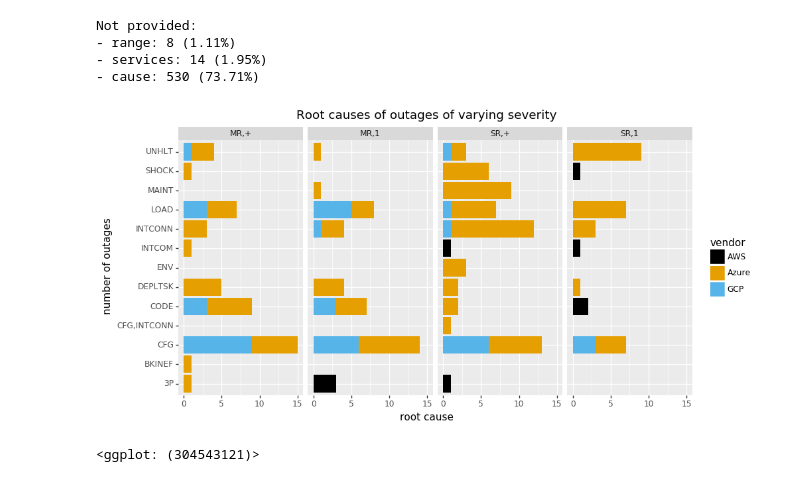
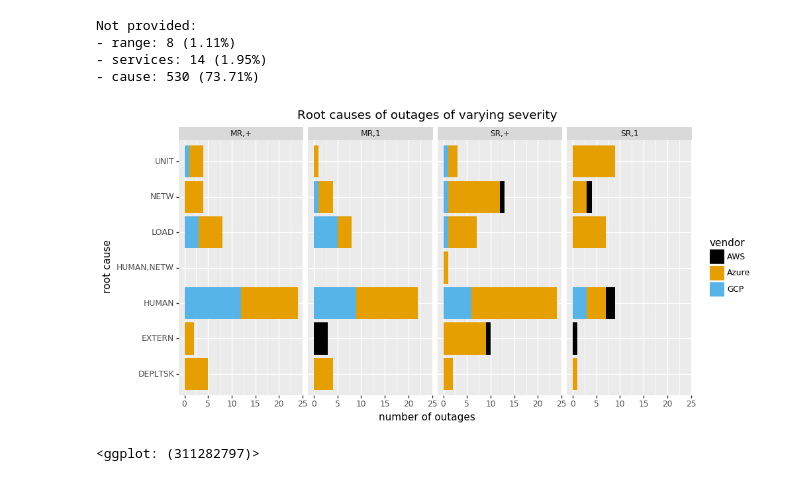
Before and after one commit to thezeroalpha/honours-project, a Jupyter notebook: notebooks/Plotting.ipynb, the cells around one changed output. Cells and saved outputs as stored; diff of their text form; code cells hidden in the pictures.

```diff
--- a/notebooks/Plotting.ipynb
+++ b/notebooks/Plotting.ipynb
@@ -73,7 +73,12 @@ def shorten(s):
         'user interface': 'UI',
         'everything': 'ALL',
         'one': '1',
-        'multiple': '+'
+        'multiple': '+',
+        'human': 'HUMAN',
+        'external': 'EXTERN',
+        'network': 'NETW',
+        'load': 'LOAD',
+        'unit': 'UNIT'
     }
     return maps[s]
 
@@ -108,32 +113,32 @@ Index(['services', 'severity', 'range', 'users', 'cause', 'duration',
       dtype='object')
 # %%
 # Removing single availability zone because only applies to AWS
-subdf = df[['range', 'services', 'vendor', 'cause']].query('range != "single availability zone"')
+subdf = df[['range', 'services', 'vendor', 'cause', 'cause_broader']].query('range != "single availability zone"')
 
 filt = subdf[filter_notprovided(subdf.cause) & filter_notprovided(subdf.range) & filter_notprovided(subdf.services)]
 
 plotdf = pd.DataFrame({'range_services': filt[['range', 'services']].applymap(shorten).agg(','.join, axis=1),
-                       'cause': filt.cause.map(lambda x: ','.join(map(shorten, x))),
+                       'cause_broader': filt.cause_broader.map(lambda x: ','.join(map(shorten, x))),
                        'vendor': filt.vendor})
 
 
 export_graph("root-causes-by-severity", subdf, ['range', 'services', 'cause'],
              (p9.ggplot(plotdf)
-              + p9.aes(x='cause', fill='vendor')
+              + p9.aes(x='cause_broader', fill='vendor')
               + p9.geom_bar()
               + p9.coord_flip()
               + p9.theme(figure_size=(10,5))
               + disc_fillpalette
               + p9.facet_grid("~ range_services")
-              + p9.labs(x="number of outages", y="root cause")
+              + p9.labs(y="number of outages", x="root cause")
               + p9.ggtitle("Root causes of outages of varying severity")))
 # %% [output]
 Not provided:
 - range: 8 (1.11%)
 - services: 14 (1.95%)
 - cause: 530 (73.71%)
-[figure, old version]
+[figure, new version]
-<ggplot: (304543121)>
+<ggplot: (311282797)>
 # %%
 scale_x_hours_as_dow = p9.scale_x_continuous(breaks=range(0,24*8, 24), minor_breaks=1, labels=['Mon', 'Tue', 'Wed', 'Thu', 'Fri', 'Sat', 'Sun', ''])
 # %%
```
Also changed, not shown: parts of 7 cells of this notebook, 8 other files.
